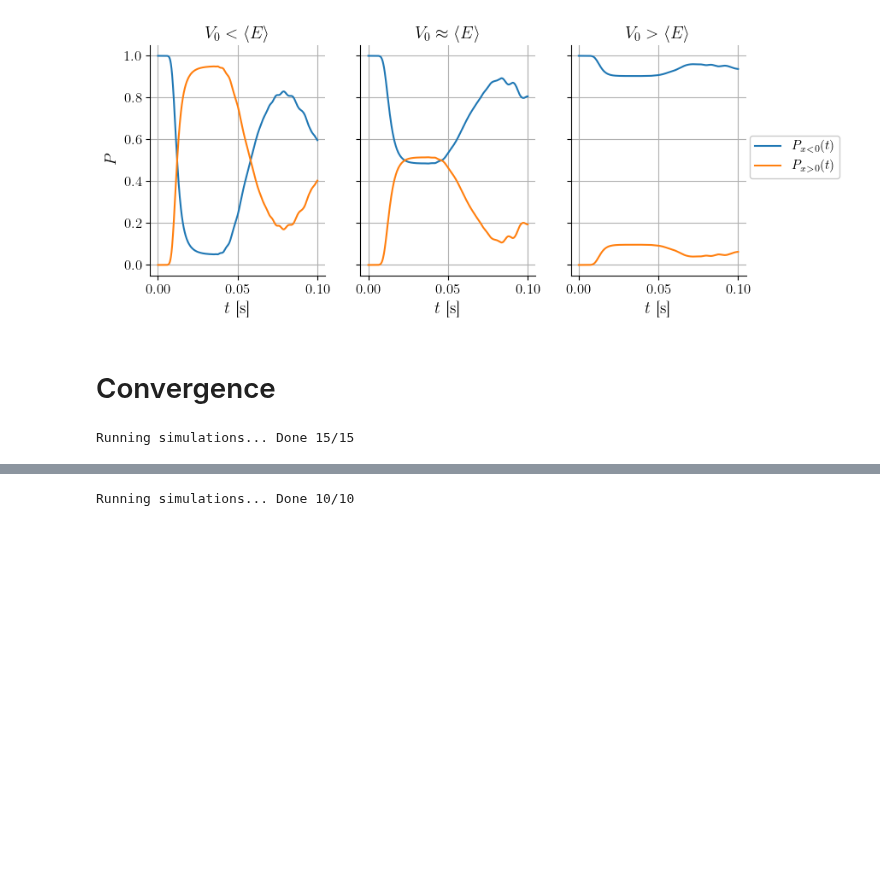
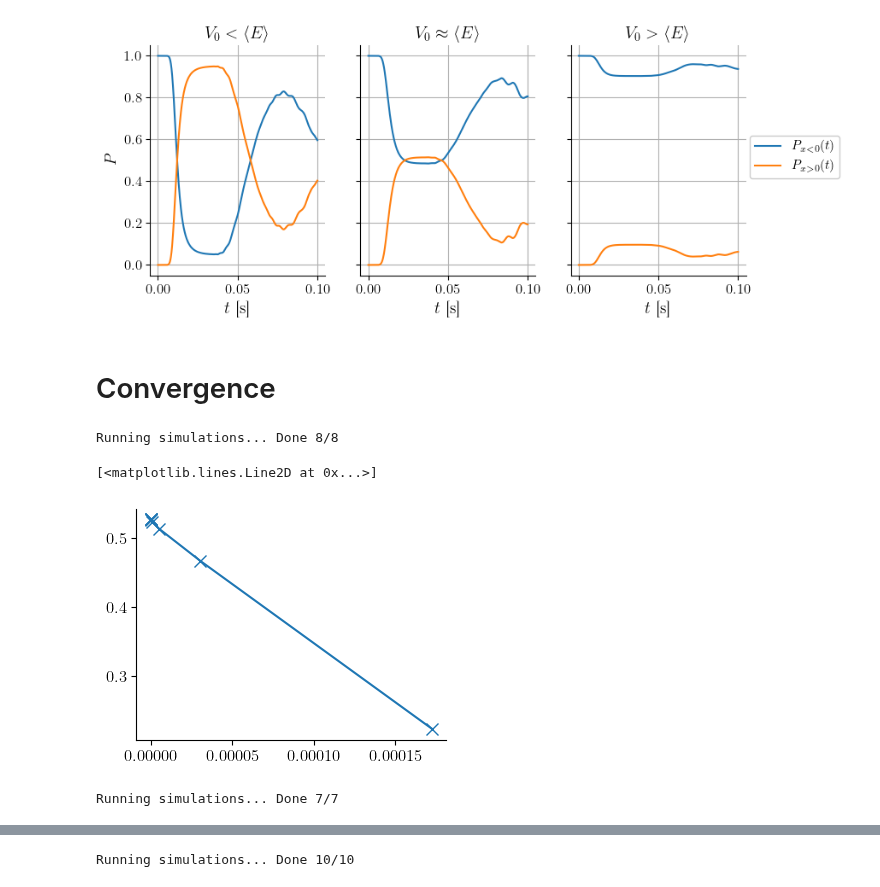
Before and after one commit to TomVdt/PhysNum, a Jupyter notebook: exercice6/analysis/analysis_ii.ipynb, the cells around one changed output, grey strips where cells are left out. Drawn from its saved outputs; the diff is of its cells as text; code cells hidden in the pictures; blank space fills up the shorter version.

```diff
--- a/exercice6/analysis/analysis_ii.ipynb
+++ b/exercice6/analysis/analysis_ii.ipynb
@@ -131,20 +131,21 @@ def extract_at_time(dataset: tuple[dict, np.ndarray, np.ndarray, np.ndarray]) ->
     params, data_pot, data_psi2, data_obs = dataset
     t = data_obs[:,0]
     index = np.argmin(np.abs(t-0.03))
-    # x = data_pot[:,0]
-    prob_right = data_obs[:,2]
-    H_moy = data_obs[:,3]
+    # x = data_pot[:,0][index]
+    prob_right = data_obs[:,2][index]
+    H_moy = data_obs[:,3][index]
 
-    return t[index], prob_right[index], H_moy[index]
+    return t[index], prob_right, H_moy
 # %%
-Nintervals = np.linspace(500, 5000, num=15)
+Nintervals = 2**np.arange(6, 14, step=1).astype(int)
 
 dataset_conv_nx = run_with_params(
     config_name,
     gen_variations({
         'V0': [E],
-        'Nintervals': Nintervals
+        'Nintervals': Nintervals,
+        'convergence': ['true']
     })
 )
 # %% [output]
-Running simulations... Done 15/15
+Running simulations... Done 8/8
@@ -151 +158,23 @@ Running simulations... Done 15/15
+# %%
+L = conf['xR'] - conf['xL']
+dxs = L/Nintervals
+plt.plot(dxs**2.5, probs_dx, marker='x')
+# %% [output]
+[<matplotlib.lines.Line2D at 0x...>]
+[figure, added]
+# %%
+# delta_ts = 10.0**(-np.arange(2, 7, step=1))
+delta_ts = np.array([2*1e-5, 3*1e-5, 5*1e-5, 1e-4, 2*1e-4, 3*1e-4, 5*1e-4])
+
+dataset_conv_ts = run_with_params(
+    config_name,
+    gen_variations({
+        'V0': [E],
+        'Nintervals': [512],
+        'dt': delta_ts,
+        'convergence': ['true']
+    })
+)
+# %% [output]
+Running simulations... Done 7/7
 # %%
```
Also changed, not shown: parts of 8 cells of this notebook, 4 other files.
